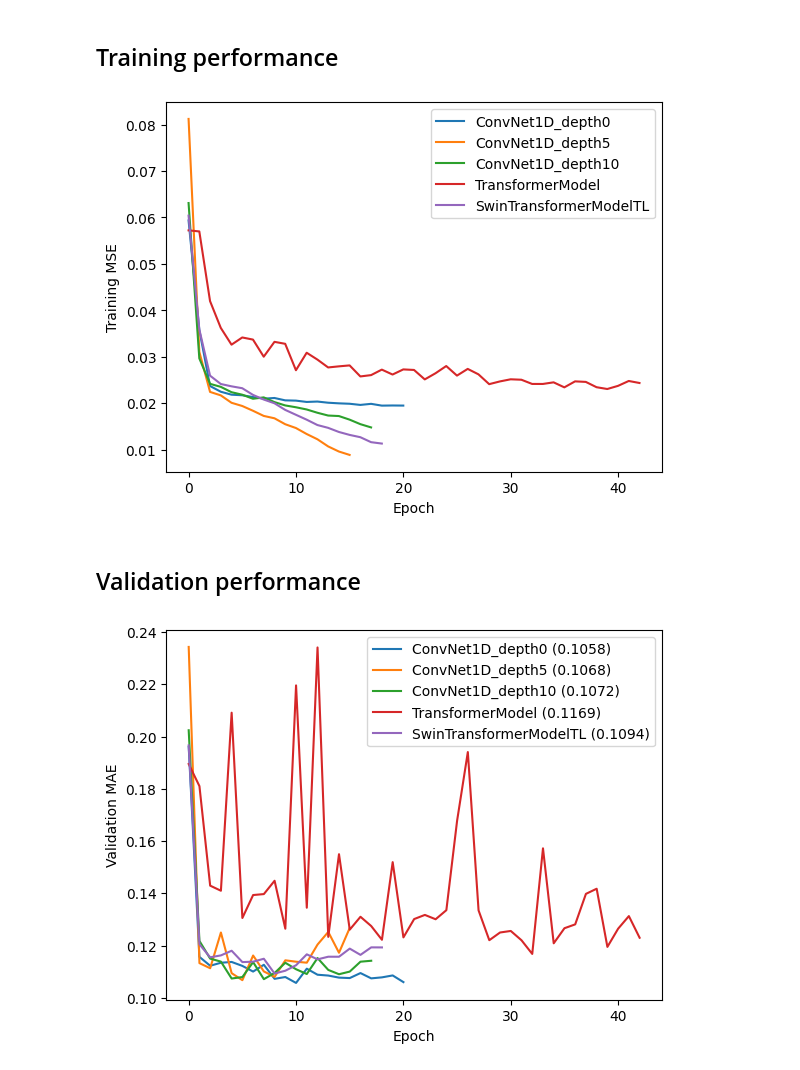
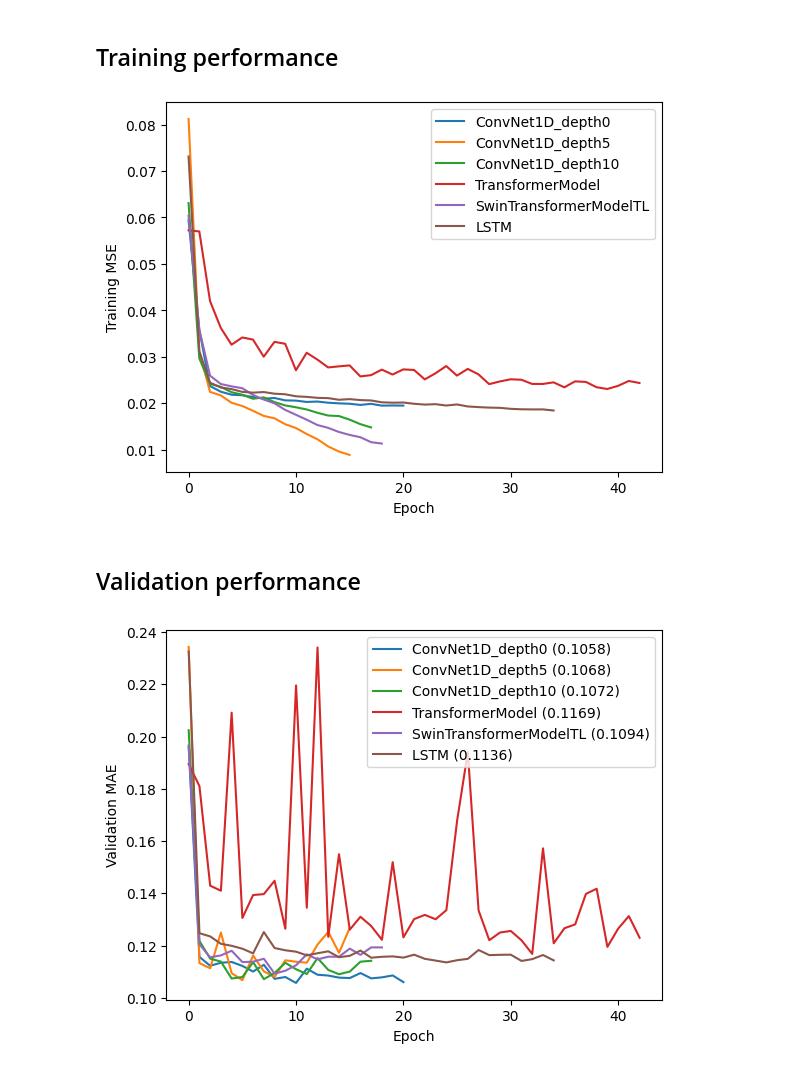
Before and after one commit to kunschg/Automated_Essay_Scoring, a Jupyter notebook: graphs.ipynb, the cells around one changed output. Saved outputs shown, nothing was run; the diff lists cells and outputs as text; code cells hidden in the pictures.

Commit message:
add display lstm results

```diff
--- a/graphs.ipynb
+++ b/graphs.ipynb
@@ -10,7 +10,7 @@ os.chdir('./outputs/')
 ## Training performance
 # %%
 # Training performance
-models = ['ConvNet1D', 'TransformerModel', 'SwinTransformerModelTL']
+models = ['ConvNet1D', 'TransformerModel', 'SwinTransformerModelTL', 'LSTM']
 conv_depths = [0, 5, 10]
 
 for model in models:
@@ -36,35 +36,35 @@ plt.ylabel('Training MSE')
 plt.legend()
 plt.show()
 # %% [output]
-[figure, old version]
+[figure, new version]
 # %% [markdown]
 ## Validation performance
 # %%
 # Validation performance
-models = ['ConvNet1D', 'TransformerModel', 'SwinTransformerModelTL']
+models = ['ConvNet1D', 'TransformerModel', 'SwinTransformerModelTL', 'LSTM']
 conv_depths = [0, 5, 10]
 
 for model in models:
   if model == 'ConvNet1D':
     for depth in conv_depths:
       file_names = [file_name for file_name in os.listdir() if file_name.startswith(f'{model}_depth{depth}')]
       outputs = [np.load(file_name) for file_name in file_names]
       min_val_maes = [np.min(output[2,:]) for output in outputs]
       best_seed_idx = np.argmin(min_val_maes)
       output = outputs[best_seed_idx]
       plt.plot(output[2,:], label = f'{model}_depth{depth} ({min_val_maes[best_seed_idx]:.4f})')
 
   else:
     file_names = [file_name for file_name in os.listdir() if file_name.startswith(model)]
     outputs = [np.load(file_name) for file_name in file_names]
     min_val_maes = [np.min(output[2,:]) for output in outputs]
     best_seed_idx = np.argmin(min_val_maes)
     output = outputs[best_seed_idx]
     plt.plot(output[2,:], label = f'{model} ({min_val_maes[best_seed_idx]:.4f})')
 
 plt.xlabel('Epoch')
 plt.ylabel('Validation MAE')
 plt.legend()
 plt.show()
 # %% [output]
-[figure, old version]
+[figure, new version]
```
